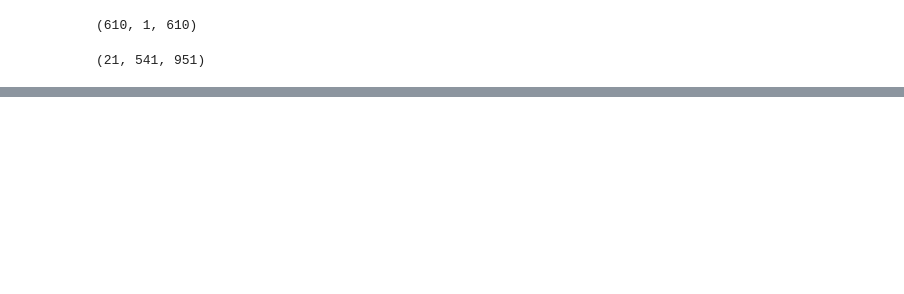
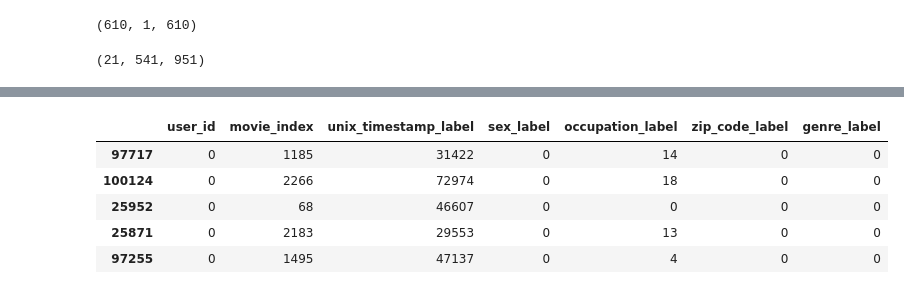
Before and after one commit to elenacramer/DLRM-with-Keras-for-movielens-dataset, a Jupyter notebook: DLRM_alldata.ipynb, the cells around one changed output, grey strips where cells are left out. Cells and saved outputs as stored; diff of their text form; code cells hidden in the pictures; blank space fills up the shorter version.

Commit message:
'added_all_data'

```diff
--- a/DLRM_alldata.ipynb
+++ b/DLRM_alldata.ipynb
@@ -59,9 +39,16 @@ unique_movies.min(),unique_movies.max(), len(unique_movies)
 # %% [output]
 (1, 193609, 9724)
 # %%
-unique_movies = data.movie_id.unique() # returns a np array
-movie_to_index = {old: new for new, old in enumerate(unique_movies)} # indexing movie_id, tart at 0
-index_to_movie = {idx: movie for movie, idx in movie_to_index.items()}
-new_movies = data.movie_id.map(movie_to_index) # replaces movie_id with coresp. index
-data['movie_index']=new_movies
-data.head()
+# loading train / test data
+def train_test_data(ratings):
+    unique_movies = ratings.movie_id.unique() # returns a np array
+    movie_to_index = {old: new for new, old in enumerate(unique_movies)} # indexing movie_id, tart at 0
+    index_to_movie = {idx: movie for movie, idx in movie_to_index.items()}
+    new_movies = ratings.movie_id.map(movie_to_index) # replaces movie_id with coresp. index
+    ratings['movie_index']=new_movies
+
+    train=pd.read_pickle('/home/elena/Downloads/traindata.pkl')
+    test=pd.read_pickle('/home/elena/Downloads/testdata.pkl')
+    train['movie_index']=train.movie_id.map(movie_to_index)
+    test['movie_index']=test.movie_id.map(movie_to_index)
+    return (train,test)
@@ -87,3 +55,5 @@ compare_data.tail() # looks good
+# %%
+train, test = train_test_data(data)
 # %%
 data.user_id.unique().shape[0], data.user_id.min(), data.user_id.max(),
 # we have as many users as we have id's for them
@@ -146,5 +93,6 @@ cat_features=['unix_timestamp','sex','occupation','zip_code','genre']
 # Apply label encoder to each column with categorical data
 label_encoder = LabelEncoder()
 for col in cat_features:
-    X_train_label[col+'_label'] = label_encoder.fit_transform(X_train[col])
-    X_test_label[col+'_label'] = label_encoder.fit_transform(X_test[col])
+    label_encoder.fit(data[col])
+    X_train_label[col+'_label'] = label_encoder.transform(X_train[col])
+    X_test_label[col+'_label'] = label_encoder.transform(X_test[col])
@@ -614,0 +211,8 @@ movie_name(75).unique(), movie_name(199).unique()
+# %%
+# feature selection
+from sklearn.feature_selection import SelectKBest, f_classif
+
+feature_cols = ['user_id', 'movie_index', 'unix_timestamp_label', 'sex_label', 'occupation_label','zip_code_label', 'genre_label']
+selector = SelectKBest(f_classif, k=3)
+X_new = selector.fit_transform(X_train_label[feature_cols], y_train)
+X_new
@@ -614,0 +227,13 @@ movie_name(75).unique(), movie_name(199).unique()
+# %%
+# Get back the features we've kept, zero out all other features
+selected_features = pd.DataFrame(selector.inverse_transform(X_new),
+                                 index=train.index,
+                                 columns=feature_cols)
+selected_features.head()
+# %% [output]
+|  | user_id | movie_index | unix_timestamp_label | sex_label | occupation_label | zip_code_label | genre_label |
+| 97717 | 0 | 1185 | 31422 | 0 | 14 | 0 | 0 |
+| 100124 | 0 | 2266 | 72974 | 0 | 18 | 0 | 0 |
+| 25952 | 0 | 68 | 46607 | 0 | 0 | 0 | 0 |
+| 25871 | 0 | 2183 | 29553 | 0 | 13 | 0 | 0 |
+| 97255 | 0 | 1495 | 47137 | 0 | 4 | 0 | 0 |
```
Also changed, not shown: parts of 79 cells of this notebook, 4 other files.
